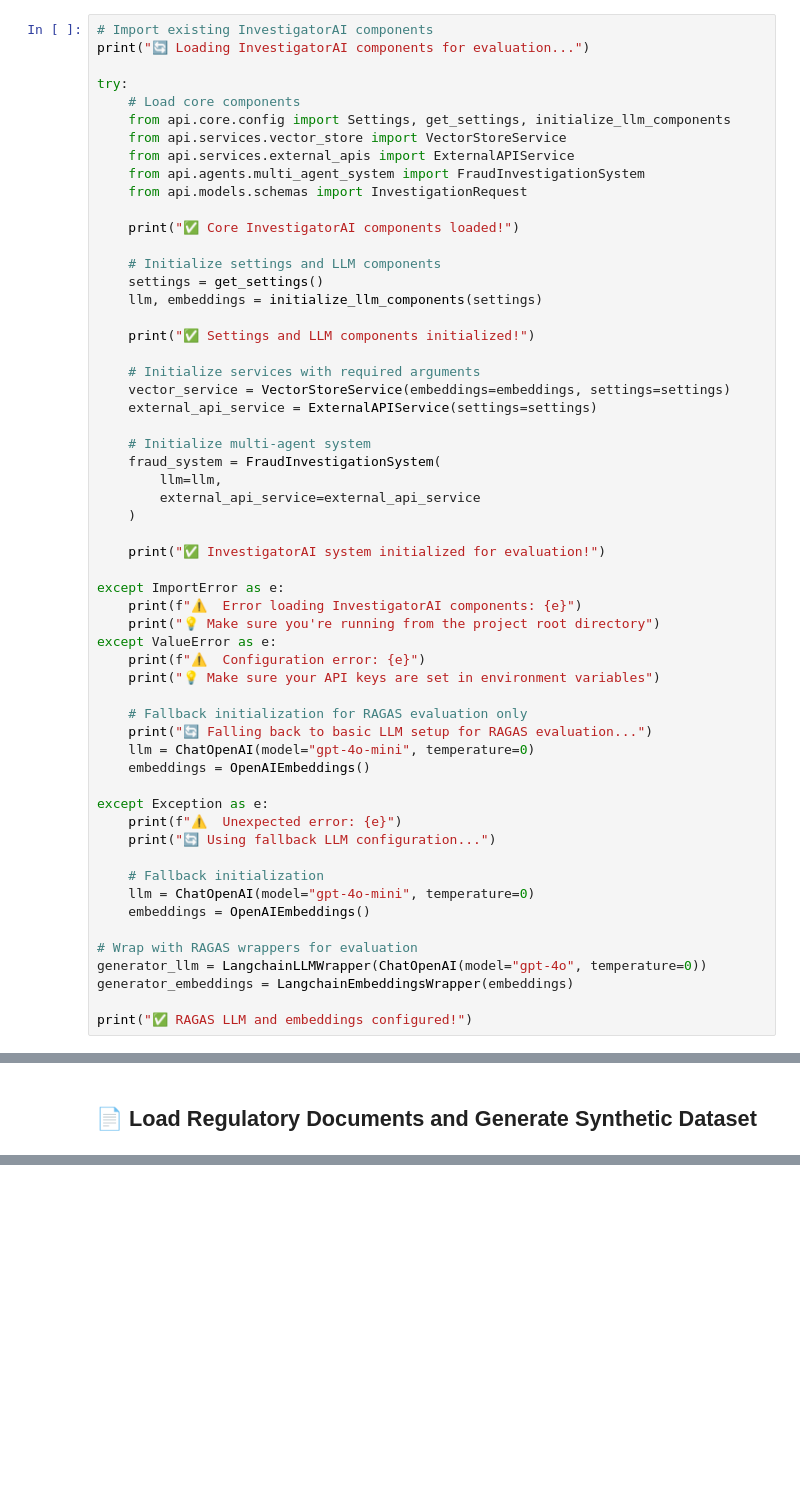
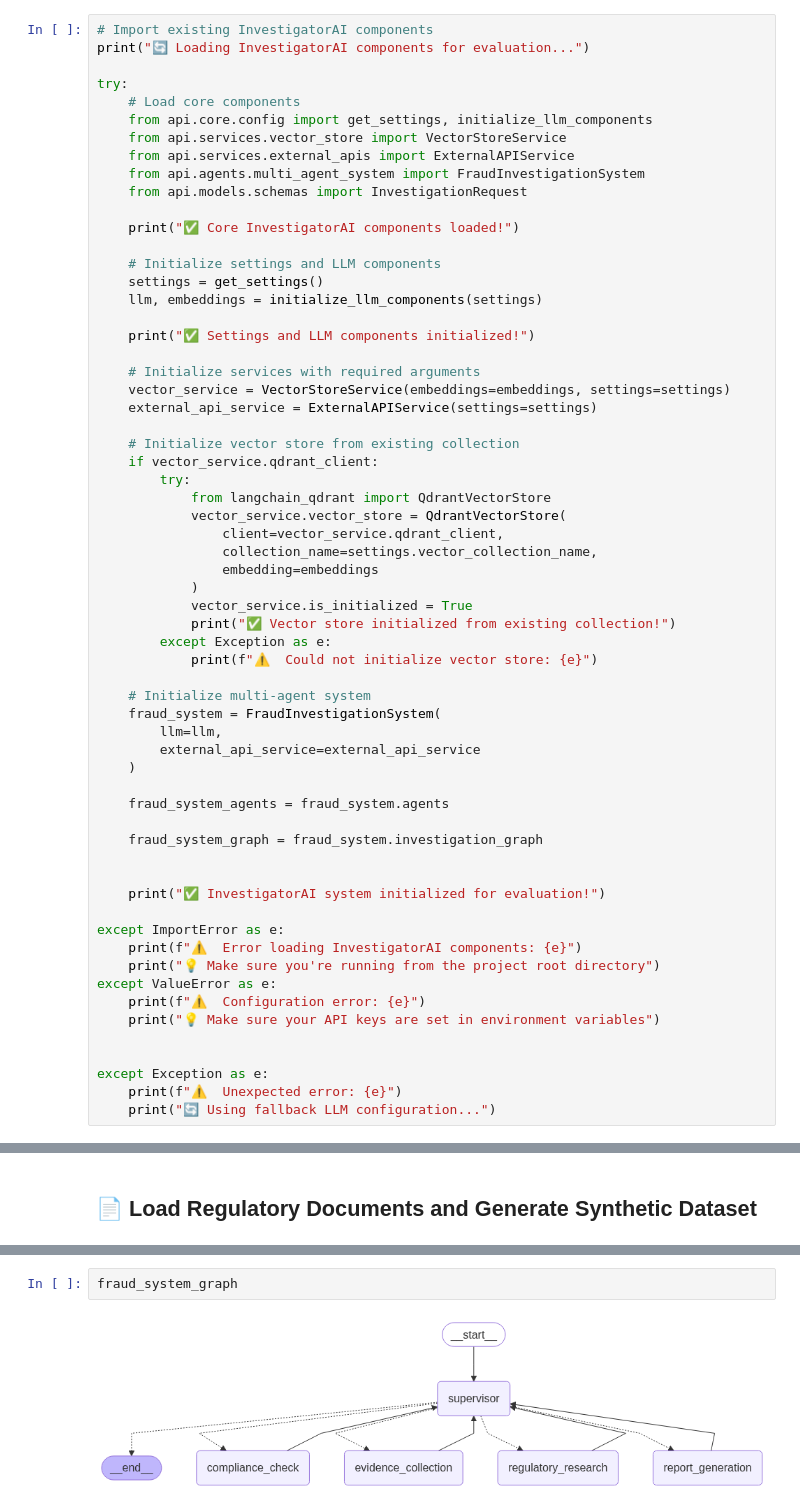
Before and after one commit to ovokpus/InvestigatorAI, a Jupyter notebook: investigator_ai_ragas_evaluation.ipynb, the cells around one changed output, grey strips where cells are left out. Cells and saved outputs as stored; diff of their text form; blank space fills up the shorter version.

```diff
--- a/investigator_ai_ragas_evaluation.ipynb
+++ b/investigator_ai_ragas_evaluation.ipynb
@@ -82,7 +82,7 @@ print("🔄 Loading InvestigatorAI components for evaluation...")
 
 try:
     # Load core components
-    from api.core.config import Settings, get_settings, initialize_llm_components
+    from api.core.config import get_settings, initialize_llm_components
     from api.services.vector_store import VectorStoreService
     from api.services.external_apis import ExternalAPIService
     from api.agents.multi_agent_system import FraudInvestigationSystem
@@ -100,11 +100,30 @@ try:
     vector_service = VectorStoreService(embeddings=embeddings, settings=settings)
     external_api_service = ExternalAPIService(settings=settings)
 
+    # Initialize vector store from existing collection
+    if vector_service.qdrant_client:
+        try:
+            from langchain_qdrant import QdrantVectorStore
+            vector_service.vector_store = QdrantVectorStore(
+                client=vector_service.qdrant_client,
+                collection_name=settings.vector_collection_name,
+                embedding=embeddings
+            )
+            vector_service.is_initialized = True
+            print("✅ Vector store initialized from existing collection!")
+        except Exception as e:
+            print(f"⚠️  Could not initialize vector store: {e}")
+
     # Initialize multi-agent system
     fraud_system = FraudInvestigationSystem(
         llm=llm,
         external_api_service=external_api_service
     )
+
+    fraud_system_agents = fraud_system.agents
+
+    fraud_system_graph = fraud_system.investigation_graph
+
 
     print("✅ InvestigatorAI system initialized for evaluation!")
 
@@ -115,24 +134,10 @@ except ValueError as e:
     print(f"⚠️  Configuration error: {e}")
     print("💡 Make sure your API keys are set in environment variables")
 
-    # Fallback initialization for RAGAS evaluation only
-    print("🔄 Falling back to basic LLM setup for RAGAS evaluation...")
-    llm = ChatOpenAI(model="gpt-4o-mini", temperature=0)
-    embeddings = OpenAIEmbeddings()
 
 except Exception as e:
     print(f"⚠️  Unexpected error: {e}")
     print("🔄 Using fallback LLM configuration...")
-
-    # Fallback initialization
-    llm = ChatOpenAI(model="gpt-4o-mini", temperature=0)
-    embeddings = OpenAIEmbeddings()
-
-# Wrap with RAGAS wrappers for evaluation
-generator_llm = LangchainLLMWrapper(ChatOpenAI(model="gpt-4o", temperature=0))
-generator_embeddings = LangchainEmbeddingsWrapper(embeddings)
-
-print("✅ RAGAS LLM and embeddings configured!")
 # %% [output]
 🔄 Loading InvestigatorAI components for evaluation...
 ✅ Core InvestigatorAI components loaded!
@@ -204,0 +410,4 @@ Next sections to implement:
+# %%
+fraud_system_graph
+# %% [output]
+[figure, added]
```
Also changed, not shown: parts of 24 cells of this notebook, 1 other file.
